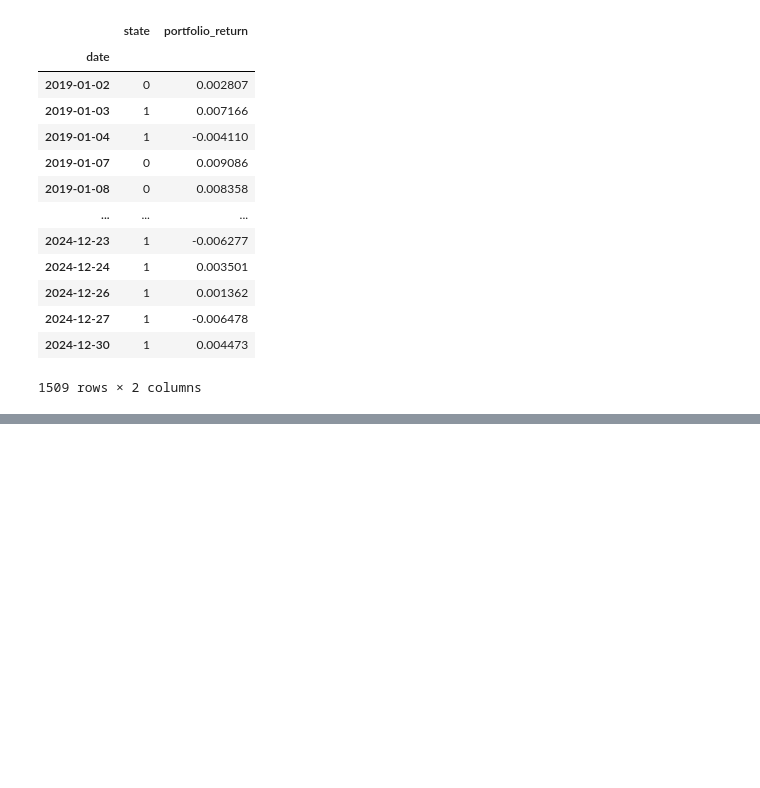
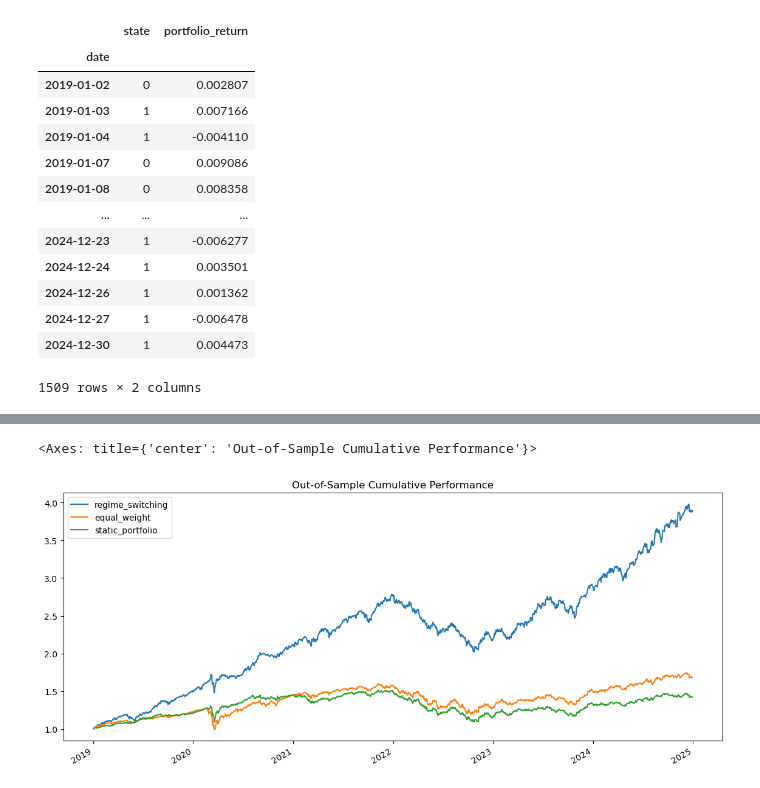
Before and after one commit to LTam2024/hmmRegimeDetect, a Jupyter notebook: regimeDetect.ipynb, the cells around one changed output, grey strips where cells are left out. Saved outputs shown, nothing was run; the diff lists cells and outputs as text; code cells hidden in the pictures; blank space fills up the shorter version.

Commit message:
implemented backtesting benchmark portfolios

```diff
--- a/regimeDetect.ipynb
+++ b/regimeDetect.ipynb
@@ -502,3 +498,10 @@ regimeRetOut
 | 2024-12-27 | 1 | -0.006478 |
 | 2024-12-30 | 1 | 0.004473 |
 1509 rows × 2 columns
+# %%
+# Create mean-variance benchmark portfolio using full insample returns (not regime-specific)
+cov_insample = insampleRet.cov()
+mu_insample = insampleRet.mean()
+
+staticWeights = solve_mean_variance_portfolio(mu_insample, cov_insample, max_weight=0.5)
+staticWeights
@@ -504,0 +518,7 @@ regimeRetOut
+# %%
+equallyWeighted = equal_weight_returns(outsampleRet)
+staticWeighted = fixed_weight_returns(outsampleRet, staticWeights, name="static_portfolio")
+regimeWeighted = regimeRetOut["portfolio_return"].rename("regime_switching")
+# %%
+backtestDf = pd.concat([regimeWeighted, equallyWeighted, staticWeighted], axis=1).dropna()
+backtestDf
@@ -504,0 +539,6 @@ regimeRetOut
+# %%
+cumulativeDf = np.exp(backtestDf.cumsum())
+cumulativeDf.plot(figsize=(14,6), title="Out-of-Sample Cumulative Performance")
+# %% [output]
+<Axes: title={'center': 'Out-of-Sample Cumulative Performance'}>
+[figure, added]
```
Also changed, not shown: parts of 13 cells of this notebook, 3 other files.
